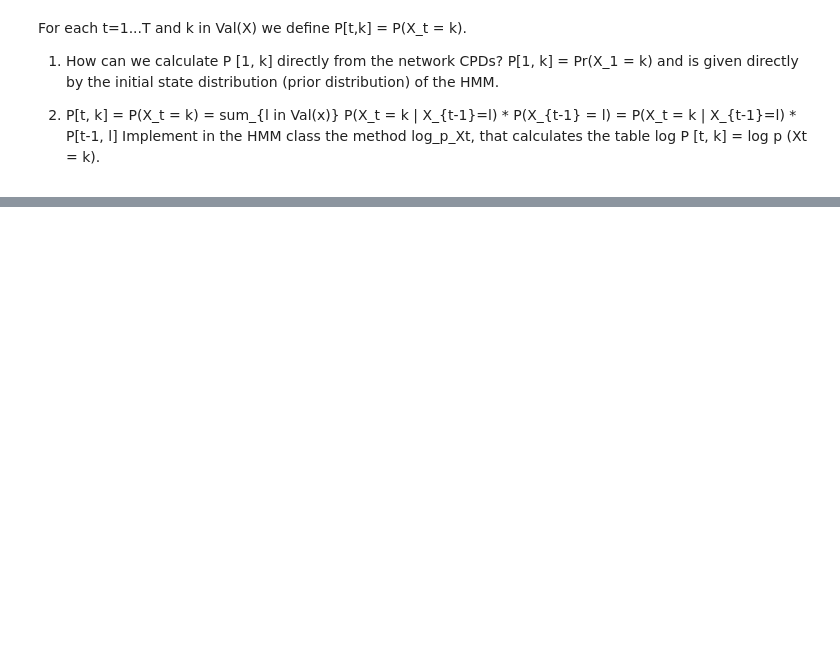
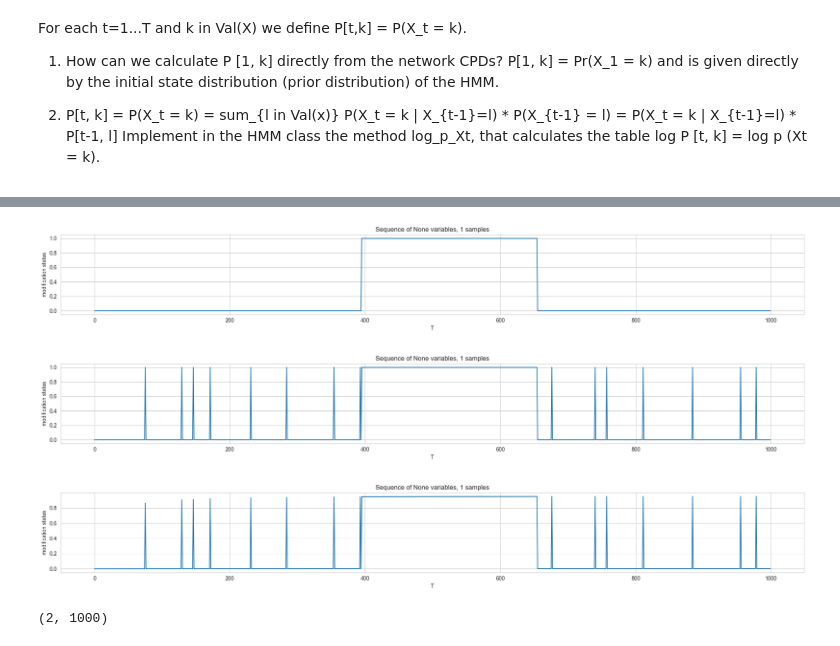
Before and after one commit to Hadartalisr/Probabilistic_Methods_In_AI, a Jupyter notebook: Project_1/proj1.ipynb, the cells around one changed output, grey strips where cells are left out. Saved outputs shown, nothing was run; the diff lists cells and outputs as text; code cells hidden in the pictures; blank space fills up the shorter version.

```diff
--- a/Project_1/proj1.ipynb
+++ b/Project_1/proj1.ipynb
@@ -505,0 +537,4 @@ plt.plot(np.exp(log_prior_Xt[:20]))
+# %%
+hidden, obs = hmm.sample(100)
+# %%
+log_posterior = hmm.log_naive_posterior_Xt(obs)
@@ -505,0 +551,12 @@ plt.plot(np.exp(log_prior_Xt[:20]))
+# %%
+plot_sequence(np.matrix([ hidden[2] ]).T)
+plot_sequence(np.matrix([ obs[2] ]).T)
+plot_sequence(np.matrix([ np.exp(log_posterior[2,:, 1]) ]).T)
+# %% [output]
+[figure, added]
+[figure, added]
+[figure, added]
+# %%
+np.matrix([hidden[0], hidden[1] ]).shape
+# %% [output]
+(2, 1000)
```
Also changed, not shown: parts of 10 cells of this notebook.
